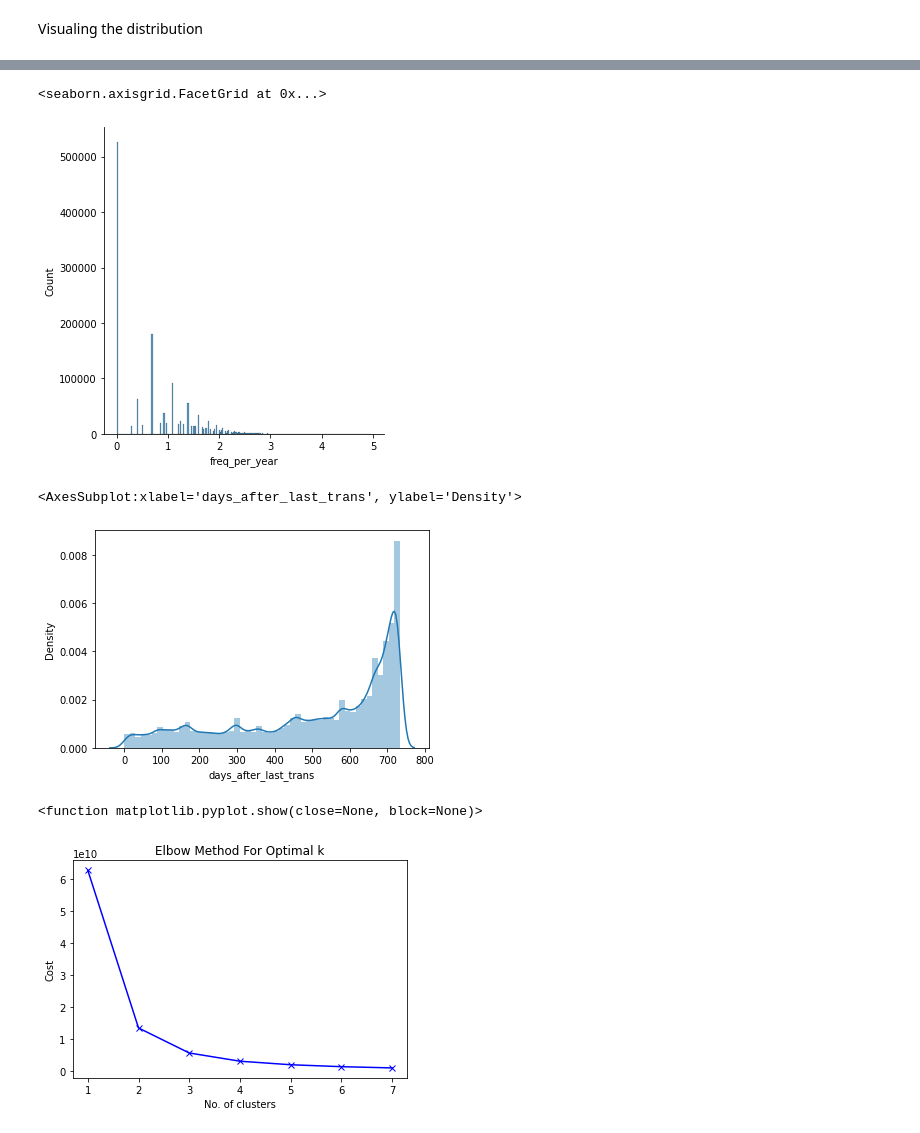
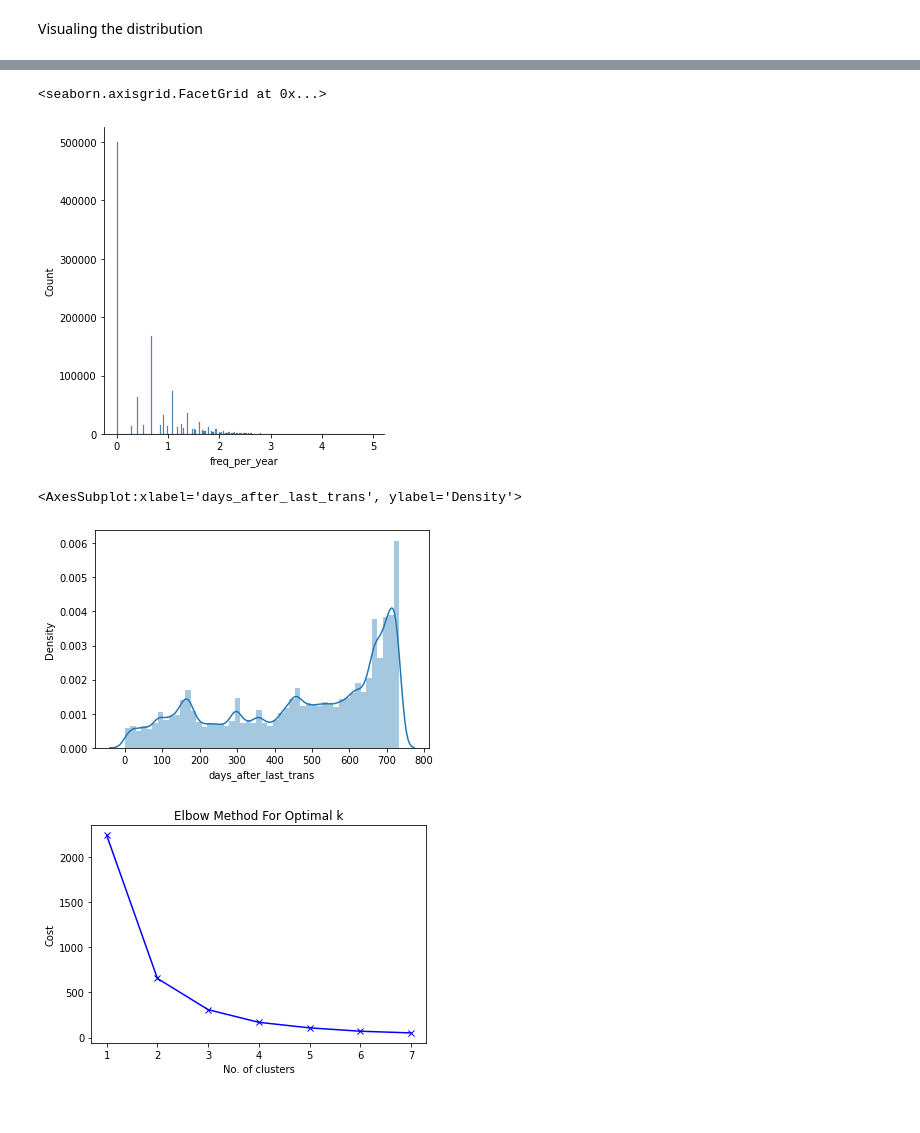
Before and after one commit to dljw/kaggle, a Jupyter notebook: h-m-eda.ipynb, the cells around one changed output, grey strips where cells are left out. Drawn from its saved outputs; the diff is of its cells as text; code cells hidden in the pictures.

```diff
--- a/h-m-eda.ipynb
+++ b/h-m-eda.ipynb
@@ -74,7 +91,9 @@ trans.head()
 | 3 | 2018-09-20 | 00007d2de826758b65a93dd24ce629ed6... | 685687003 | 0.016932 | 2 |
 | 4 | 2018-09-20 | 00007d2de826758b65a93dd24ce629ed6... | 685687004 | 0.016932 | 2 |
 # %%
-df_trans = trans.copy()
+# Getting only the online transactions
+
+df_trans = trans[trans['sales_channel_id'] == 2].copy()
 df_trans['year'] = trans.t_dat.apply(lambda date: date.split("-")[0]);
 df_trans['month'] = trans.t_dat.apply(lambda date: date.split("-")[1]);
 # %%
@@ -215,33 +234,33 @@ sns.distplot(df2['freq_per_year'])
 sns.displot(np.log(df2['freq_per_year']))
 # %% [output]
 <seaborn.axisgrid.FacetGrid at 0x...>
-[figure, old version]
+[figure, new version]
 # %%
 sns.distplot(df2['days_after_last_trans'])
 # %% [output]
 <AxesSubplot:xlabel='days_after_last_trans', ylabel='Density'>
-[figure, old version]
+[figure, new version]
 # %%
 df2 = df2.drop('recency',axis=1).dropna()
 # %%
 from sklearn.cluster import KMeans
+from sklearn.preprocessing import normalize
 
 cost = []
-
+df_norm = pd.DataFrame(normalize(df2), columns=df2.columns,index=df2.index)
 k = range(1,8)
 
 for num_cluster in k:
     kmeans = KMeans(n_clusters=num_cluster)
-    kmeans.fit(df2)
+    kmeans.fit(df_norm)
     cost.append(kmeans.inertia_)
 # %%
 plt.plot(k,cost,'bx-')
 plt.xlabel('No. of clusters')
 plt.ylabel('Cost')
 plt.title("Elbow Method For Optimal k")
-plt.show
+plt.show()
 # Optimal cluster to be at cluster 7
 # %% [output]
-<function matplotlib.pyplot.show(close=None, block=None)>
-[figure, old version]
+[figure, new version]
 # %%
```
Also changed, not shown: parts of 27 cells of this notebook.
